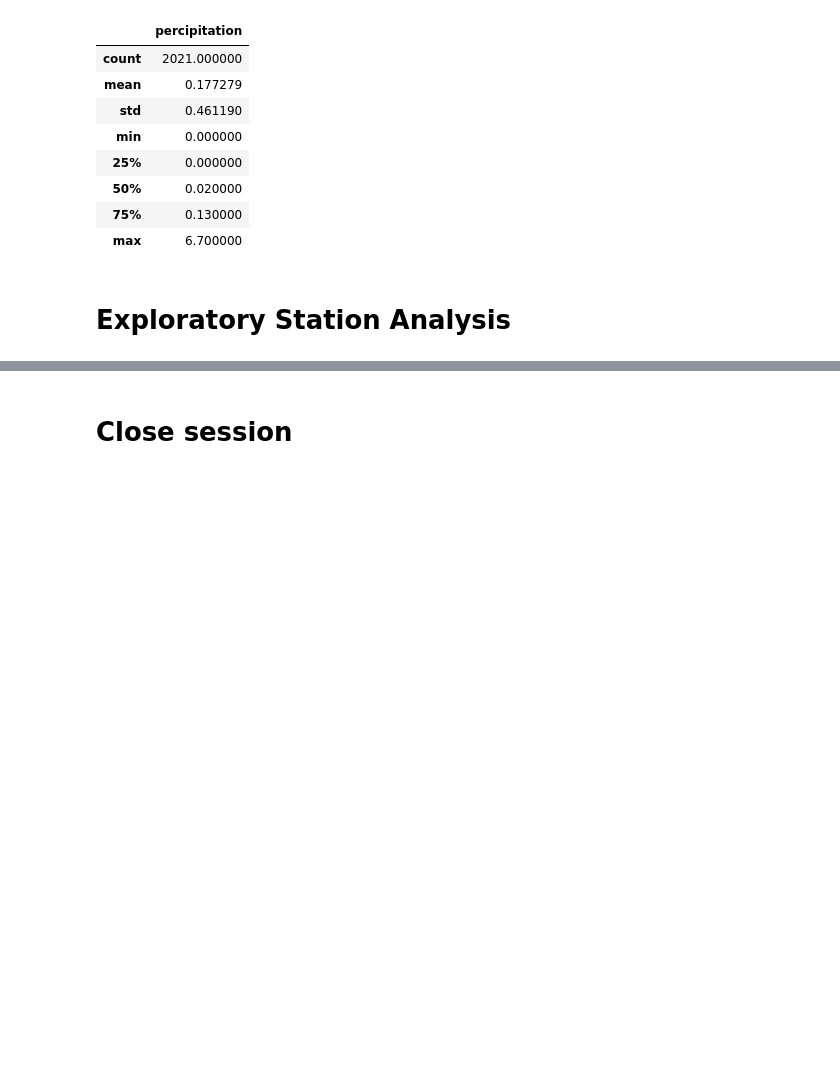
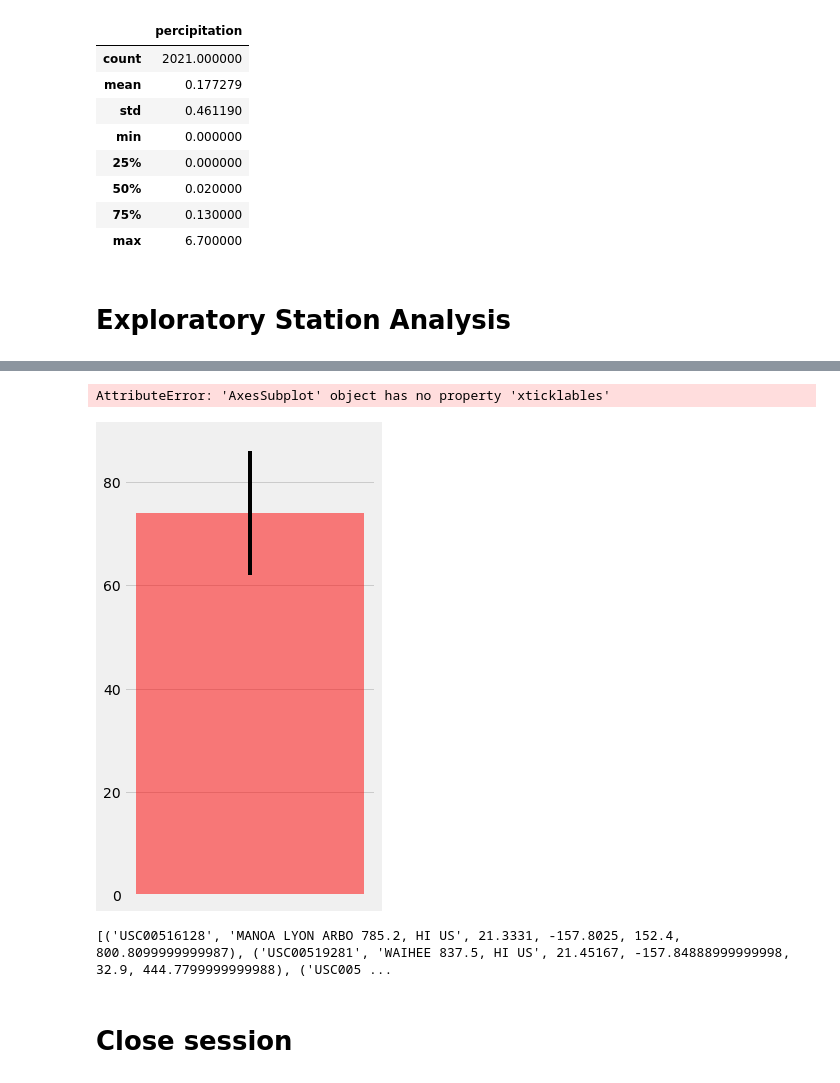
Before and after one commit to sammyschapps87/sql-alchemy-challenge, a Jupyter notebook: climate_starter.ipynb, the cells around one changed output, grey strips where cells are left out. Drawn from its saved outputs; the diff is of its cells as text; code cells hidden in the pictures; blank space fills up the shorter version.

Commit message:
Almost working Attribute Error

```diff
--- a/climate_starter.ipynb
+++ b/climate_starter.ipynb
@@ -107,0 +140,3 @@ session.
+# %%
+starting_year = dt.date(2018, 1, 1) - dt.timedelta(days = 365)
+ending_year = dt.date(2018, 1, 7) - dt.timedelta(days = 365)
@@ -108,3 +148,27 @@ session.
+# %%
+fig, ax = plt.subplots(figsize=plt.figaspect(2.))
+xpos = 1
+yerr = tmax-tmin
+
+bar = ax.bar(xpos, tmax, yerr=yerr, alpha=0.5, color='red', align = 'center')
+ax.set(xticks=range(xpos), xticklables='a', title = 'Trip Avg Temp', ylabel = "Temp (F)")
+ax.margins(.2, .2)
+
+fig.tight_layout()
+fig.show()
+# %% [output]
+AttributeError: 'AxesSubplot' object has no property 'xticklables'
+[figure, added]
+# %%
+start_date = '2012-01-01'
+end_date = '2012-01-07'
+
+sel = [Station.station, Station.name, Station.latitude, Station.longitude, Station.elevation, func.sum(Measurement.prcp)]
+
+results = session.query(*sel).filter(Measurement.station == Station.station).filter(Measurement.date >= start_date).filter(Measurement.date >= end_date).group_by(Station.name).order_by(func.sum(Measurement.prcp).desc()).all()
+print(results)
+# %% [output]
+[('USC00516128', 'MANOA LYON ARBO 785.2, HI US', 21.3331, -157.8025, 152.4, 800.8099999999987), ('USC00519281', 'WAIHEE 837.5, HI US', 21.45167, -157.84888999999998, 32.9, 444.7799999999988), ('USC005 ...
 # %% [markdown]
 # Close session
 # %%
```
Also changed, not shown: parts of 8 cells of this notebook.
